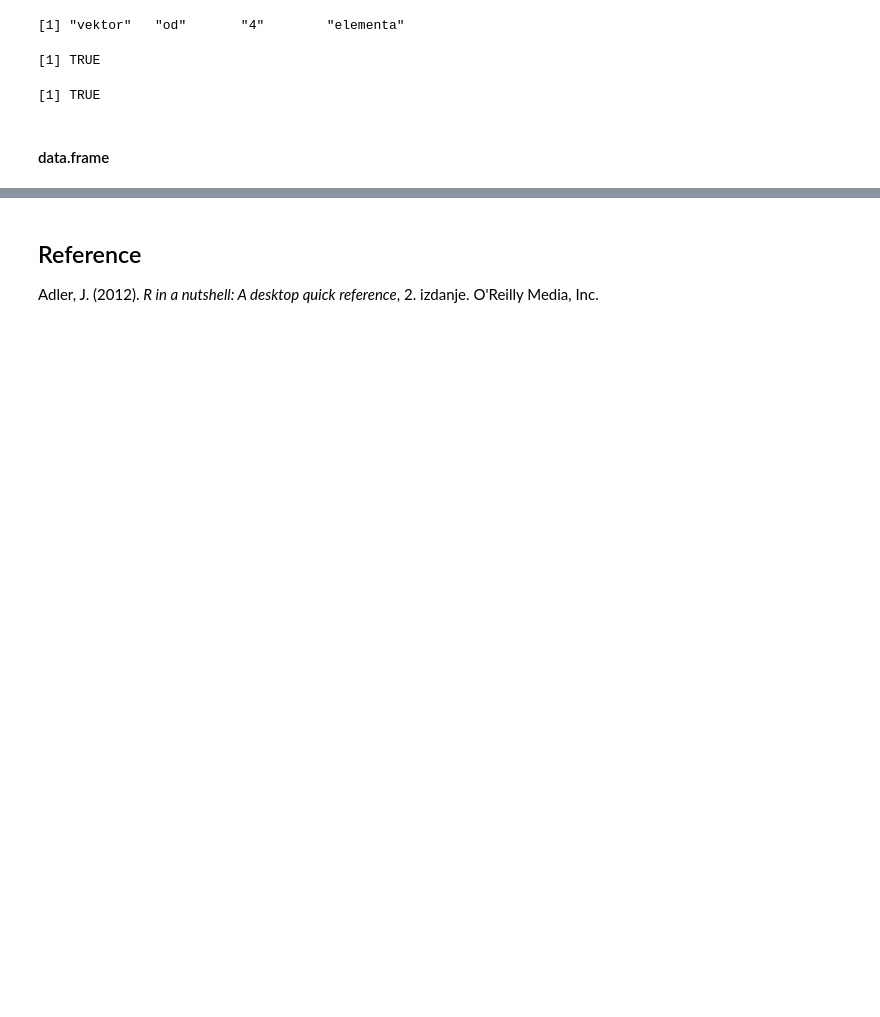
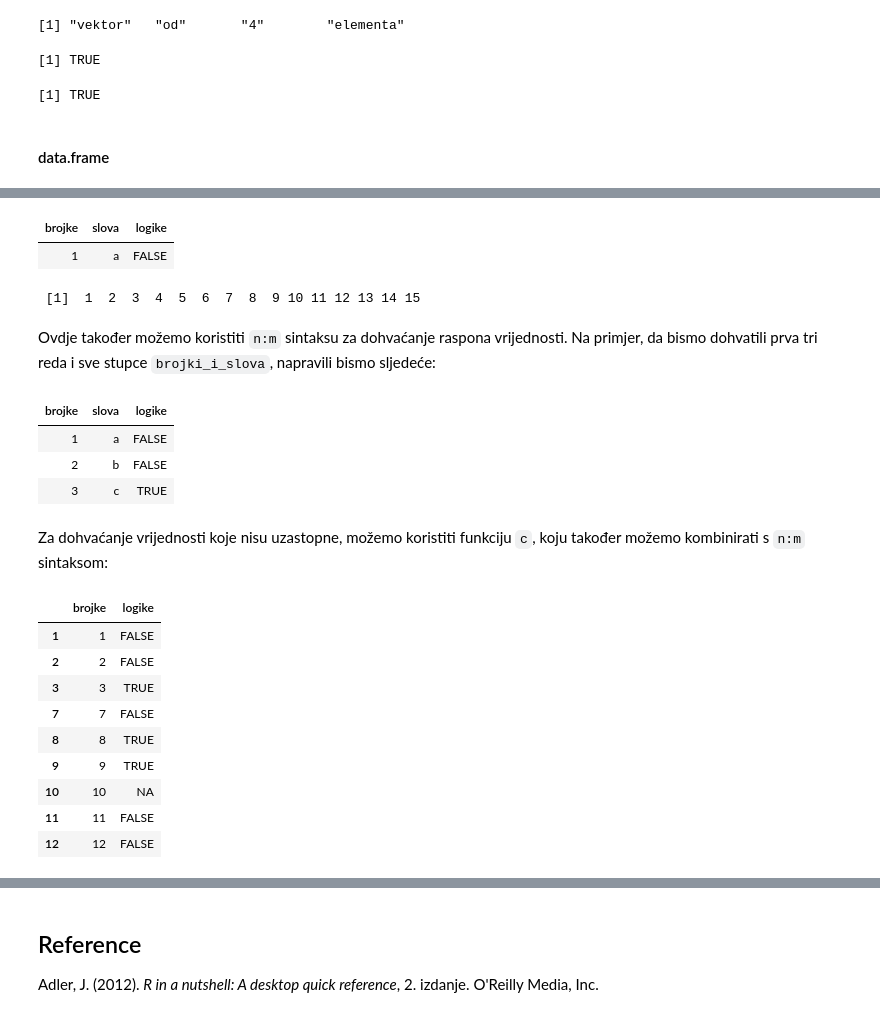
Before and after one commit to vdeni/rdionica, a Jupyter notebook: jupyter-notebook/r_uvod.ipynb, the cells around one changed output, grey strips where cells are left out. Drawn from its saved outputs; the diff is of its cells as text; code cells hidden in the pictures; blank space fills up the shorter version.

```diff
--- a/jupyter-notebook/r_uvod.ipynb
+++ b/jupyter-notebook/r_uvod.ipynb
@@ -336,0 +411,37 @@ is.character(c('vektor', 'od', '4', 'elementa'))
+# %%
+# svi stupci prvog  reda
+brojke_i_slova[1, ]
+# %% [output]
+| brojke | slova | logike |
+| 1 | a | FALSE |
+# %%
+# svi redovi prvog stupca
+brojke_i_slova[, 1]
+# %% [output]
+ [1]  1  2  3  4  5  6  7  8  9 10 11 12 13 14 15
+# %% [markdown]
+Ovdje također možemo koristiti `n:m` sintaksu za dohvaćanje raspona vrijednosti. Na primjer, da bismo dohvatili prva tri reda i sve stupce `brojki_i_slova`, napravili bismo sljedeće:
+# %%
+# prva tri reda, svi stupci
+brojke_i_slova[1:3, ]
+# %% [output]
+| brojke | slova | logike |
+| 1 | a | FALSE |
+| 2 | b | FALSE |
+| 3 | c | TRUE |
+# %% [markdown]
+Za dohvaćanje vrijednosti koje nisu uzastopne, možemo koristiti funkciju `c`, koju također možemo kombinirati s `n:m` sintaksom:
+# %%
+# prva tri reda i redovi 7 do 12, te stupci 1 i 3
+brojke_i_slova[c(1:3, 7:12), c(1, 3)]
+# %% [output]
+|  | brojke | logike |
+| 1 | 1 | FALSE |
+| 2 | 2 | FALSE |
+| 3 | 3 | TRUE |
+| 7 | 7 | FALSE |
+| 8 | 8 | TRUE |
+| 9 | 9 | TRUE |
+| 10 | 10 | NA |
+| 11 | 11 | FALSE |
+| 12 | 12 | FALSE |
```
Also changed, not shown: parts of 23 cells of this notebook.
